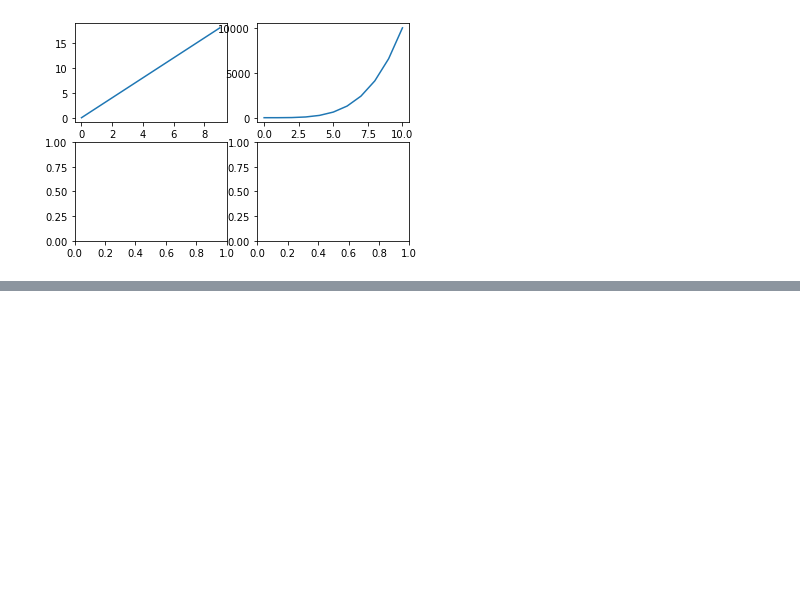
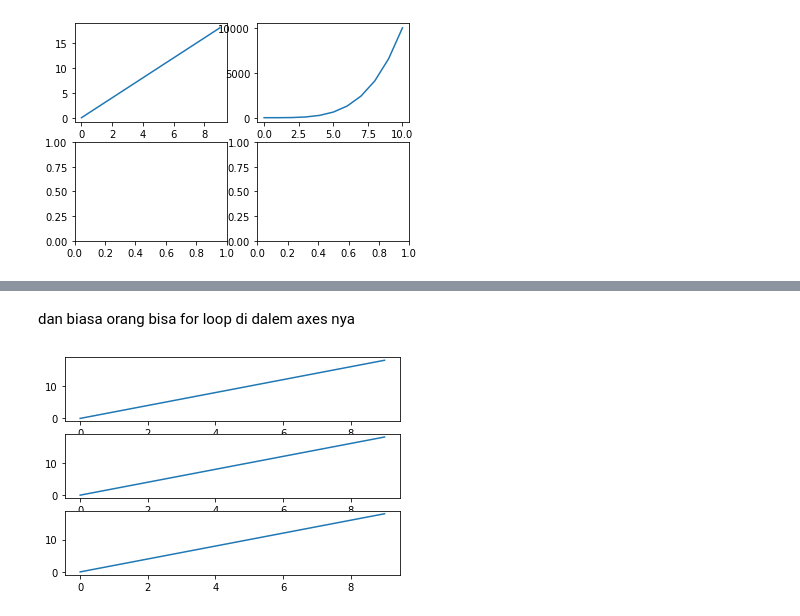
Before and after one commit to calvinlinardy/My-Python-Learning, a Jupyter notebook: Jupyter Notebook/Udemy Study/Machine Learning/Matplotlib/Matplotlib SubPlots.ipynb, the cells around one changed output, grey strips where cells are left out. Cells and saved outputs as stored; diff of their text form; code cells hidden in the pictures; blank space fills up the shorter version.

```diff
--- a/Jupyter Notebook/Udemy Study/Machine Learning/Matplotlib/Matplotlib SubPlots.ipynb
+++ b/Jupyter Notebook/Udemy Study/Machine Learning/Matplotlib/Matplotlib SubPlots.ipynb
@@ -109,0 +118,9 @@ axes[0][1].plot(a,b);
+# %% [markdown]
+dan biasa orang bisa for loop di dalem axes nya
+# %%
+fig,axes = plt.subplots(nrows=3,ncols=1)
+
+for ax in axes:
+    ax.plot(x,y)
+# %% [output]
+[figure, added]
```
Also changed, not shown: parts of 15 cells of this notebook, 2 other files.
